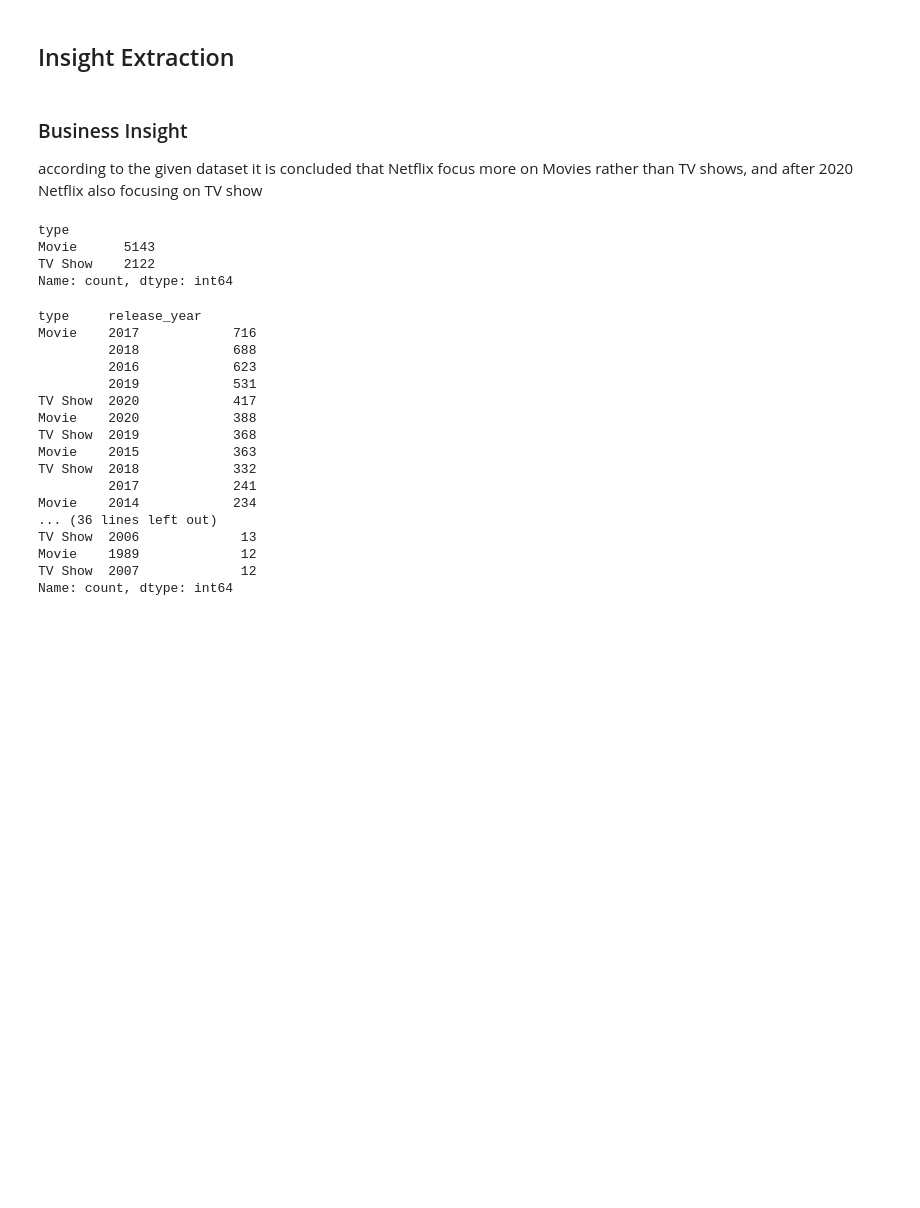
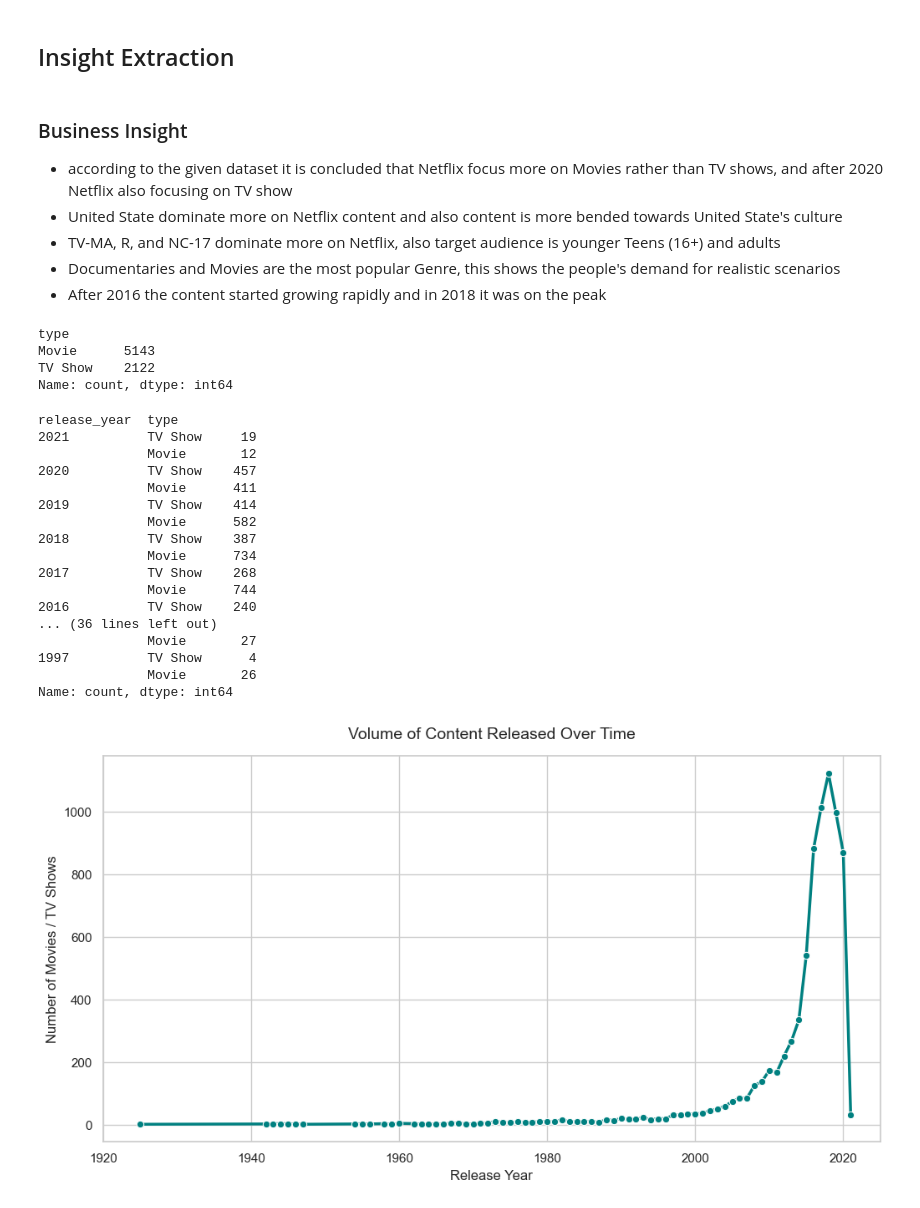
Before and after one commit to Dreamix-Hub/EDA_projects, a Jupyter notebook: netflix_content_eda.ipynb, the cells around one changed output. Drawn from its saved outputs; the diff is of its cells as text; code cells hidden in the pictures; blank space fills up the shorter version.

Commit message:
written data quality, analytical insights and also mentioned limitation of the dataset

```diff
--- a/netflix_content_eda.ipynb
+++ b/netflix_content_eda.ipynb
@@ -545,7 +545,11 @@ df[df["duration"].str.contains("min")].sort_values(by='duration', ascending=True
 ## Insight Extraction
 # %% [markdown]
 ### Business Insight
-according to the given dataset it is concluded that Netflix focus more on Movies rather than TV shows, and after 2020 Netflix also focusing on TV show
+- according to the given dataset it is concluded that Netflix focus more on Movies rather than TV shows, and after 2020 Netflix also focusing on TV show
+- United State dominate more on Netflix content and also content is more bended towards United State's culture
+- TV-MA, R, and NC-17 dominate more on Netflix, also target audience is younger Teens (16+) and adults
+- Documentaries and Movies are the most popular Genre, this shows the people's demand for realistic scenarios
+- After 2016 the content started growing rapidly and in 2018 it was on the peak
 # %%
 df["type"].value_counts()
 # %% [output]
@@ -554,22 +558,50 @@ Movie      5143
 TV Show    2122
 Name: count, dtype: int64
 # %%
-df[["type", "release_year"]].value_counts().head(50)
+df[["release_year", "type"]].value_counts().sort_index(ascending=False).head(50)
 # %% [output]
-type     release_year
-Movie    2017            716
-         2018            688
-         2016            623
-         2019            531
-TV Show  2020            417
-Movie    2020            388
-TV Show  2019            368
-Movie    2015            363
-TV Show  2018            332
-         2017            241
-Movie    2014            234
+release_year  type
+2021          TV Show     19
+              Movie       12
+2020          TV Show    457
+              Movie      411
+2019          TV Show    414
+              Movie      582
+2018          TV Show    387
+              Movie      734
+2017          TV Show    268
+              Movie      744
+2016          TV Show    240
 ... (36 lines left out)
-TV Show  2006             13
-Movie    1989             12
-TV Show  2007             12
+              Movie       27
+1997          TV Show      4
+              Movie       26
 Name: count, dtype: int64
+# %%
+import matplotlib.pyplot as plt
+import seaborn as sns
+
+# Count releases per year and sort by year chronologically
+releases_per_year = df["release_year"].value_counts().sort_index()
+
+# Plot the trend over time
+sns.set_theme(style="whitegrid")
+plt.figure(figsize=(12, 6))
+
+sns.lineplot(
+    x=releases_per_year.index,
+    y=releases_per_year.values,
+    marker="o",
+    linewidth=2.5,
+    color="teal",
+)
+
+plt.title("Volume of Content Released Over Time", fontsize=14, pad=15)
+plt.xlabel("Release Year", fontsize=12)
+plt.ylabel("Number of Movies / TV Shows", fontsize=12)
+
+plt.xlim(1920, 2025)
+
+plt.show()
+# %% [output]
+[figure, added]
```
Also changed, not shown: parts of 3 cells of this notebook.
